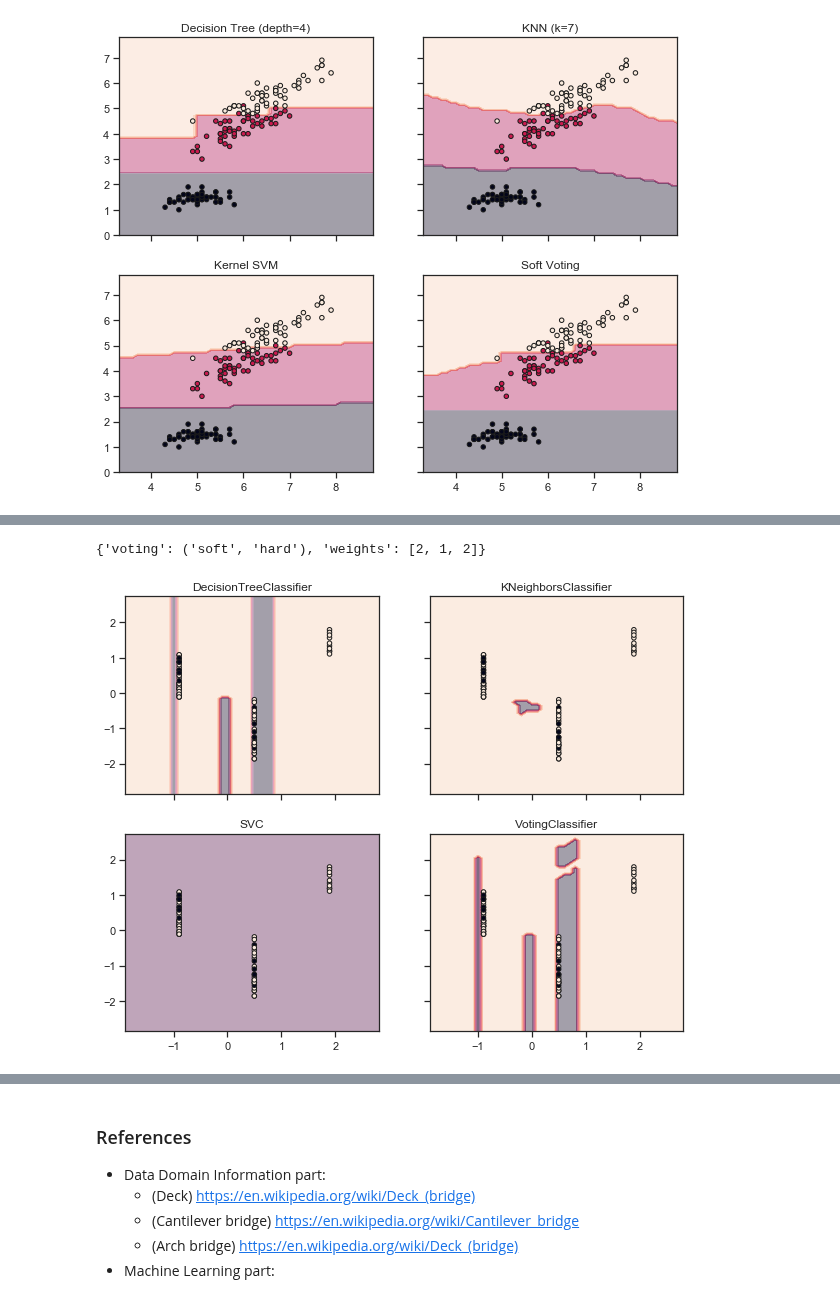
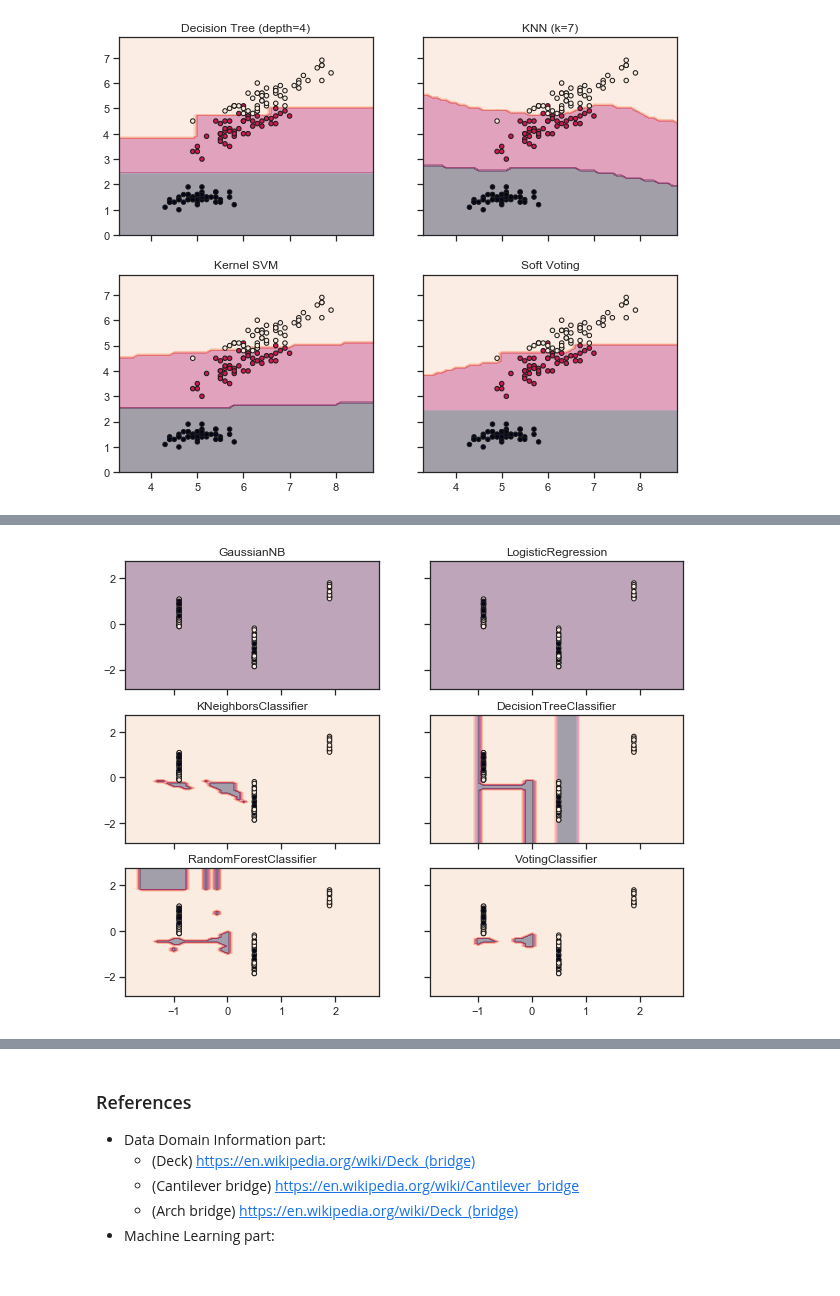
Before and after one commit to franec94/Pittsburgh-Bridge-Dataset, a Jupyter notebook: pittsburgh-bridges-data-set-analysis/models-analyses/random_tests/test_plot_decision_boundaries_voting_classifier.ipynb, the cells around one changed output, grey strips where cells are left out. Drawn from its saved outputs; the diff is of its cells as text; code cells hidden in the pictures.

Commit message:
Started implementation of test_plot_decision_boundaries_voting_classifier

```diff
--- a/pittsburgh-bridges-data-set-analysis/models-analyses/random_tests/test_plot_decision_boundaries_voting_classifier.ipynb
+++ b/pittsburgh-bridges-data-set-analysis/models-analyses/random_tests/test_plot_decision_boundaries_voting_classifier.ipynb
@@ -227,6 +228,17 @@ N_CV, N_KERNEL, N_GS = 9, 4, 6
 try_decision_boundaries_voting_classifier_via_plot(avoid_func=False)
 # %% [output]
 [figure]
+# %%
+# estimators_list = [GaussianNB(), LogisticRegression(), KNeighborsClassifier(), DecisionTreeClassifier(), RandomForestClassifier()]
+estimators_list = [GaussianNB(), LogisticRegression(), KNeighborsClassifier(), SGDClassifier(loss='log'), SVC(probability=True), DecisionTreeClassifier(), RandomForestClassifier()]
+
+voting_clf_params = {
+    'voting': ('soft', 'hard',),
+    # 'voting': 'soft',
+    # 'weights': [2,1,2],
+    # 'weights': [2,1,2,1,2,],
+    'weights': [2,1,2,1,2,1,2],
+}
 # %%
 show_decision_boundaries_voting_classifier_by_kernel(
     X=rescaledX, y=y, voting_clf_params=voting_clf_params,
@@ -245,17 +256,16 @@ UnboundLocalError: local variable 'estimators_' referenced before assignment
 # %%
 show_decision_boundaries_voting_classifier_by_kernel(
     X=rescaledX, y=y, voting_clf_params=voting_clf_params,
     n_classes=-1,
-    estimators=None, cv=StratifiedKFold(2),
+    estimators=estimators_list, cv=StratifiedKFold(2),
     kernel='poly', verbose=0,
     show_fig=True, save_fig=False,
     stratified_folds=False,
     test_size=0.33, random_state=42, shuffle=True,
     title="decision boundaries voting classifier ", fig_name="decision_boundaries_voting_classifier.png"
 )
 # %% [output]
-{'voting': ('soft', 'hard'), 'weights': [2, 1, 2]}
-[figure, old version]
+[figure, new version]
 # %%
 show_decision_boundaries_voting_classifier_by_kernel(
     X=rescaledX, y=y, voting_clf_params=voting_clf_params,
```
Also changed, not shown: parts of 5 cells of this notebook, 2 other files.
